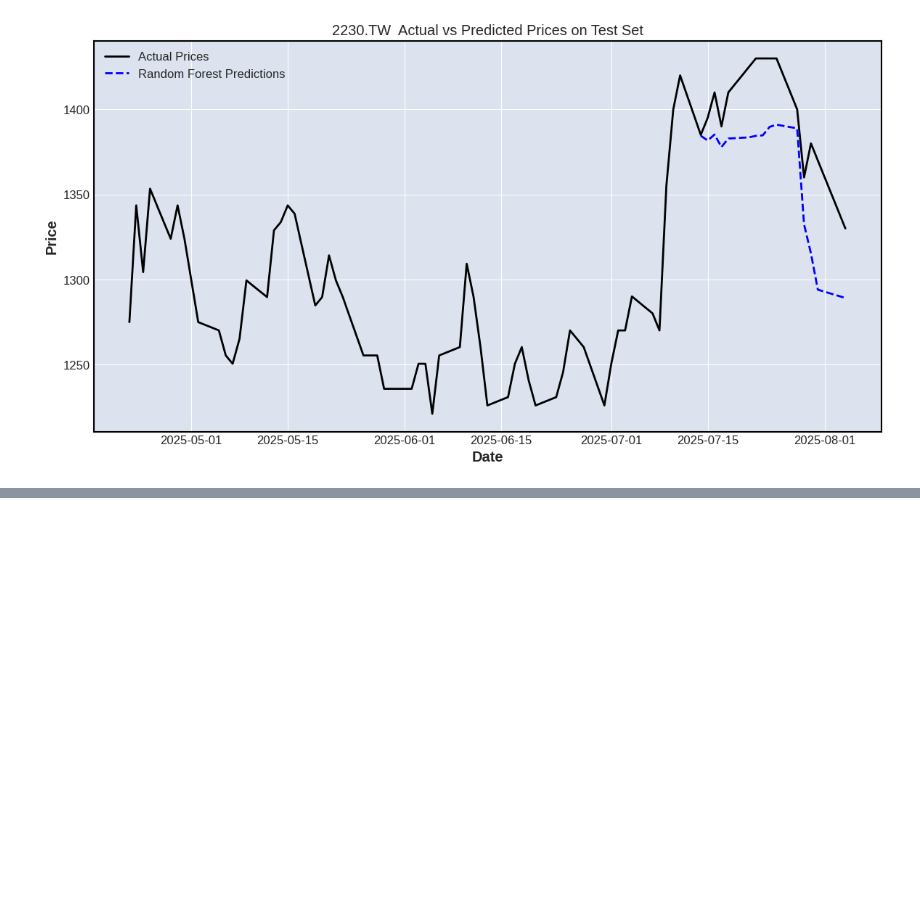
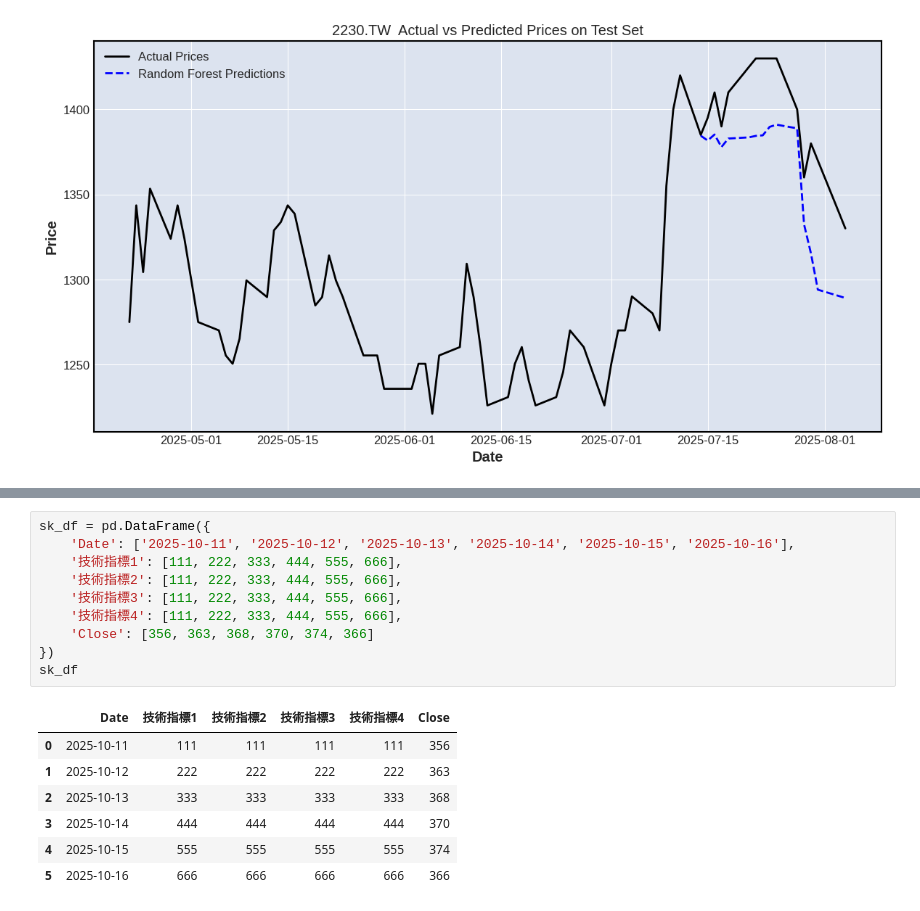
Before and after one commit to boomyun713/114_homework, a Jupyter notebook: W2.ipynb, the cells around one changed output, grey strips where cells are left out. Cells and saved outputs as stored; diff of their text form; blank space fills up the shorter version.

```diff
--- a/W2.ipynb
+++ b/W2.ipynb
@@ -357,0 +422,18 @@ plt.show()
+# %%
+sk_df = pd.DataFrame({
+    'Date': ['2025-10-11', '2025-10-12', '2025-10-13', '2025-10-14', '2025-10-15', '2025-10-16'],
+    '技術指標1': [111, 222, 333, 444, 555, 666],
+    '技術指標2': [111, 222, 333, 444, 555, 666],
+    '技術指標3': [111, 222, 333, 444, 555, 666],
+    '技術指標4': [111, 222, 333, 444, 555, 666],
+    'Close': [356, 363, 368, 370, 374, 366]
+})
+sk_df
+# %% [output]
+|  | Date | 技術指標1 | 技術指標2 | 技術指標3 | 技術指標4 | Close |
+| 0 | 2025-10-11 | 111 | 111 | 111 | 111 | 356 |
+| 1 | 2025-10-12 | 222 | 222 | 222 | 222 | 363 |
+| 2 | 2025-10-13 | 333 | 333 | 333 | 333 | 368 |
+| 3 | 2025-10-14 | 444 | 444 | 444 | 444 | 370 |
+| 4 | 2025-10-15 | 555 | 555 | 555 | 555 | 374 |
+| 5 | 2025-10-16 | 666 | 666 | 666 | 666 | 366 |
```
Also changed, not shown: parts of 6 cells of this notebook.
